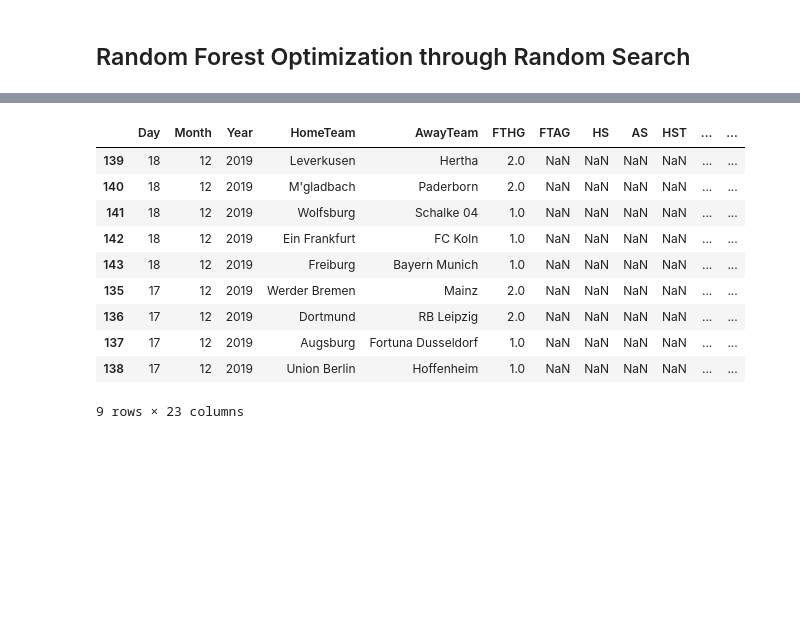
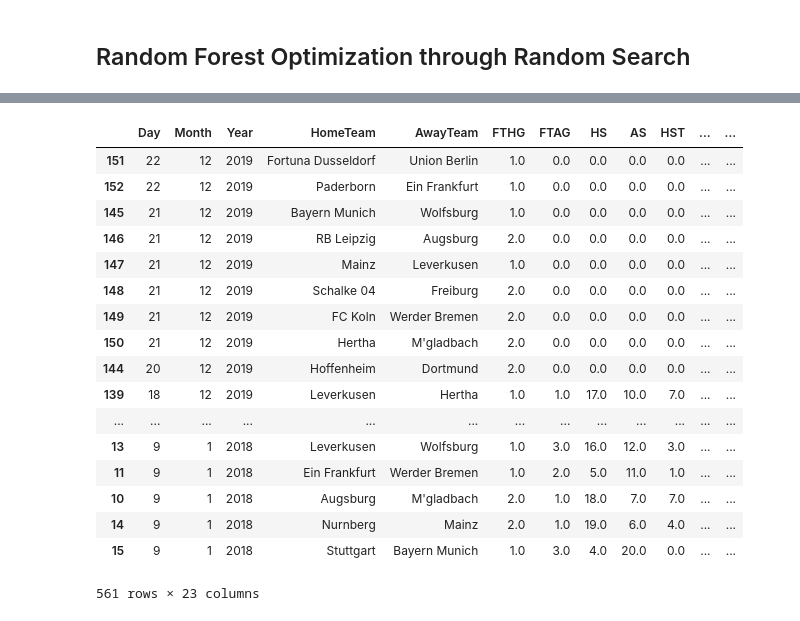
Before and after one commit to nichohelmut/bookie, a Jupyter notebook: home_team_prediction.ipynb, the cells around one changed output, grey strips where cells are left out. Drawn from its saved outputs; the diff is of its cells as text; code cells hidden in the pictures; blank space fills up the shorter version.

Commit message:
interrims result

```diff
--- a/home_team_prediction.ipynb
+++ b/home_team_prediction.ipynb
@@ -353,0 +296,3 @@ Mean Absolute Error: 1.22 Goals.
+# %%
+df_both_seasons['FTHG'] = next_games_predictions
+df_both_seasons
@@ -435,24 +454,2 @@ Variable: FTHG_5               Importance: 0.0133
 # %% [markdown]
 ## Random Forest Optimization through Random Search
-# %%
-from sklearn.model_selection import RandomizedSearchCV
-from sklearn.ensemble import RandomForestClassifier
-# Hyperparameter grid
-param_grid = {
-   'n_estimators': np.linspace(10, 1000).astype(int),
-    'max_depth': [None] + list(np.linspace(3, 20).astype(int)),
-    'max_features': ['auto', 'sqrt', None] + list(np.arange(0.5, 1, 0.1)),
-    'max_leaf_nodes': [None] + list(np.linspace(10, 50, 500).astype(int)),
-    'min_samples_split': [2, 5, 10],
-    'bootstrap': [True, False]
-}
-
-# Estimator for use in random search
-estimator = RandomForestClassifier(random_state = 42)
-
-# Create the random search model
-rs = RandomizedSearchCV(estimator, param_grid, n_jobs = -1, cv = 3,
-                        n_iter = 10, verbose = 1, random_state=42)
-
-# Fit
-rs.fit(train_features,train_labels)
@@ -479,0 +456,2 @@ RandomizedSearchCV(cv=3, error_score='raise-deprecating',
+# %%
+rs = bp.prediction.random_search(train_features,train_labels,cv=10)
@@ -515,4 +507,4 @@ Accuracy: 63.06 %.
 # %%
-next_games=df_result[:9]
+next_games=df_result
 predictions_next_games = rf.predict(next_games)
 next_games_predictions=np.round(predictions_next_games,0)
@@ -519,15 +531,22 @@ next_games_predictions=np.round(predictions_next_games,0)
 # %%
-df_both_seasons.head(9)['FTHG'] = next_games_predictions
-df_both_seasons.head(9)
+df_both_seasons['FTHG'] = next_games_predictions
+df_both_seasons
 # %% [output]
 |  | Day | Month | Year | HomeTeam | AwayTeam | FTHG | FTAG | HS | AS | HST | ... | ... |
-| 139 | 18 | 12 | 2019 | Leverkusen | Hertha | 2.0 | NaN | NaN | NaN | NaN | ... | ... |
-| 140 | 18 | 12 | 2019 | M'gladbach | Paderborn | 2.0 | NaN | NaN | NaN | NaN | ... | ... |
-| 141 | 18 | 12 | 2019 | Wolfsburg | Schalke 04 | 1.0 | NaN | NaN | NaN | NaN | ... | ... |
-| 142 | 18 | 12 | 2019 | Ein Frankfurt | FC Koln | 1.0 | NaN | NaN | NaN | NaN | ... | ... |
-| 143 | 18 | 12 | 2019 | Freiburg | Bayern Munich | 1.0 | NaN | NaN | NaN | NaN | ... | ... |
-| 135 | 17 | 12 | 2019 | Werder Bremen | Mainz | 2.0 | NaN | NaN | NaN | NaN | ... | ... |
-| 136 | 17 | 12 | 2019 | Dortmund | RB Leipzig | 2.0 | NaN | NaN | NaN | NaN | ... | ... |
-| 137 | 17 | 12 | 2019 | Augsburg | Fortuna Dusseldorf | 1.0 | NaN | NaN | NaN | NaN | ... | ... |
-| 138 | 17 | 12 | 2019 | Union Berlin | Hoffenheim | 1.0 | NaN | NaN | NaN | NaN | ... | ... |
+| 151 | 22 | 12 | 2019 | Fortuna Dusseldorf | Union Berlin | 1.0 | 0.0 | 0.0 | 0.0 | 0.0 | ... | ... |
+| 152 | 22 | 12 | 2019 | Paderborn | Ein Frankfurt | 1.0 | 0.0 | 0.0 | 0.0 | 0.0 | ... | ... |
+| 145 | 21 | 12 | 2019 | Bayern Munich | Wolfsburg | 1.0 | 0.0 | 0.0 | 0.0 | 0.0 | ... | ... |
+| 146 | 21 | 12 | 2019 | RB Leipzig | Augsburg | 2.0 | 0.0 | 0.0 | 0.0 | 0.0 | ... | ... |
+| 147 | 21 | 12 | 2019 | Mainz | Leverkusen | 1.0 | 0.0 | 0.0 | 0.0 | 0.0 | ... | ... |
+| 148 | 21 | 12 | 2019 | Schalke 04 | Freiburg | 2.0 | 0.0 | 0.0 | 0.0 | 0.0 | ... | ... |
+| 149 | 21 | 12 | 2019 | FC Koln | Werder Bremen | 2.0 | 0.0 | 0.0 | 0.0 | 0.0 | ... | ... |
+| 150 | 21 | 12 | 2019 | Hertha | M'gladbach | 2.0 | 0.0 | 0.0 | 0.0 | 0.0 | ... | ... |
+| 144 | 20 | 12 | 2019 | Hoffenheim | Dortmund | 2.0 | 0.0 | 0.0 | 0.0 | 0.0 | ... | ... |
+| 139 | 18 | 12 | 2019 | Leverkusen | Hertha | 1.0 | 1.0 | 17.0 | 10.0 | 7.0 | ... | ... |
+| ... | ... | ... | ... | ... | ... | ... | ... | ... | ... | ... | ... | ... |
+| 13 | 9 | 1 | 2018 | Leverkusen | Wolfsburg | 1.0 | 3.0 | 16.0 | 12.0 | 3.0 | ... | ... |
+| 11 | 9 | 1 | 2018 | Ein Frankfurt | Werder Bremen | 1.0 | 2.0 | 5.0 | 11.0 | 1.0 | ... | ... |
+| 10 | 9 | 1 | 2018 | Augsburg | M'gladbach | 2.0 | 1.0 | 18.0 | 7.0 | 7.0 | ... | ... |
+| 14 | 9 | 1 | 2018 | Nurnberg | Mainz | 2.0 | 1.0 | 19.0 | 6.0 | 4.0 | ... | ... |
+| 15 | 9 | 1 | 2018 | Stuttgart | Bayern Munich | 1.0 | 3.0 | 4.0 | 20.0 | 0.0 | ... | ... |
-9 rows × 23 columns
+561 rows × 23 columns
```
Also changed, not shown: parts of 41 cells of this notebook, 32 other files.
